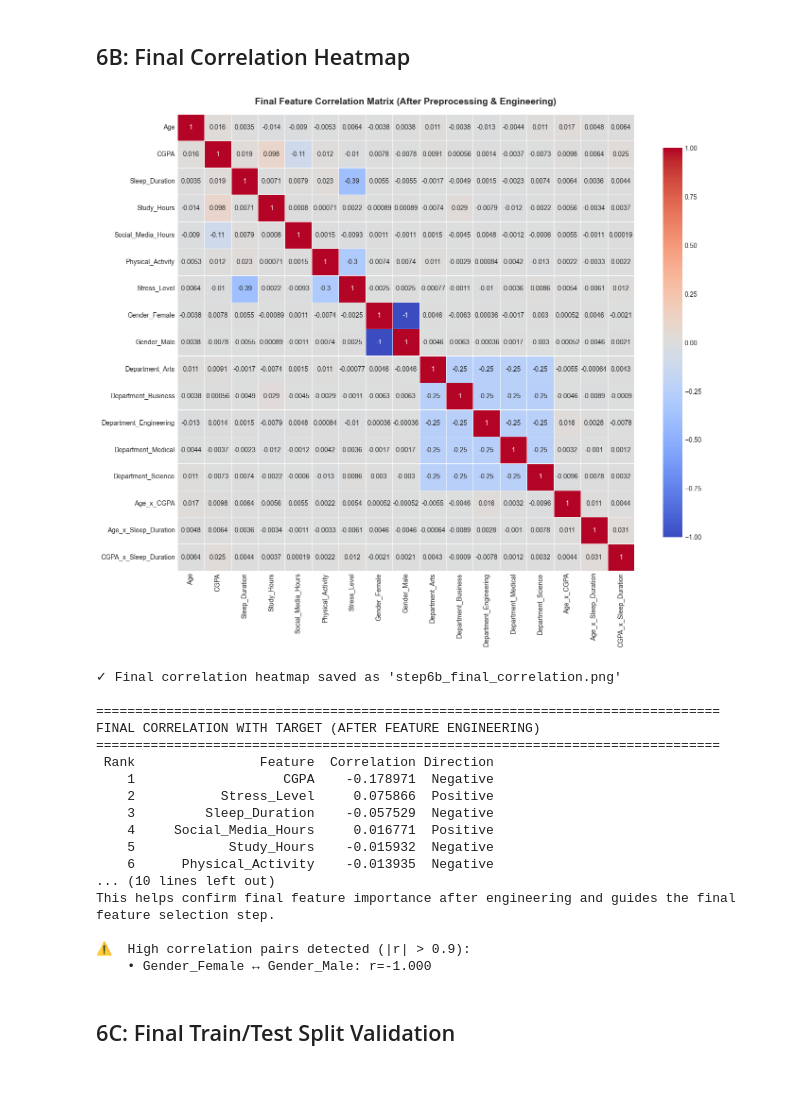
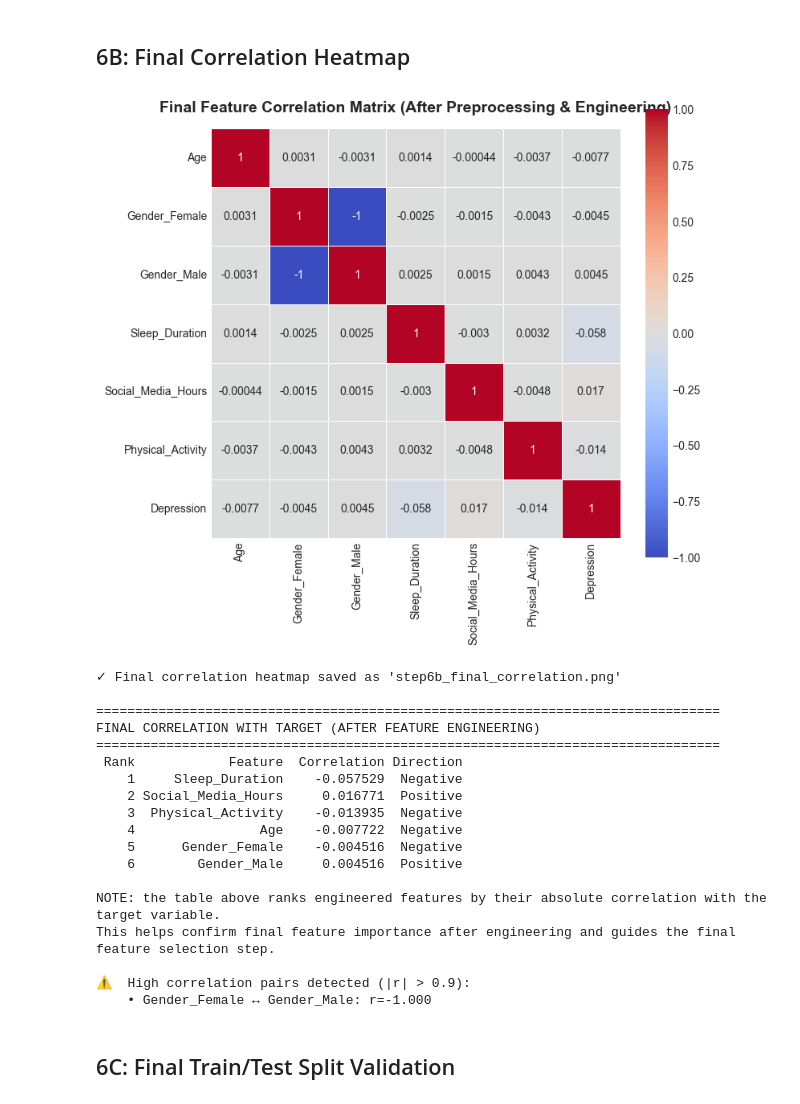
Before and after one commit to XyronTeam/ml-project, a Jupyter notebook: src/dataset_c/notebook_c.ipynb, the cells around one changed output. Drawn from its saved outputs; the diff is of its cells as text; code cells hidden in the pictures.

```diff
--- a/src/dataset_c/notebook_c.ipynb
+++ b/src/dataset_c/notebook_c.ipynb
@@ -1189,0 +1234,3 @@ Key Insights from EDA:
+# %%
+df_model = df_cleaned[['Age', 'Gender_Female', 'Gender_Male', 'Sleep_Duration', 'Social_Media_Hours', 'Physical_Activity', 'Depression']]
+df_model
@@ -1548,10 +1482,10 @@ for i in range(n_features_to_show):
     feature_name = all_feature_names[i]  # use real name instead of index
 
     # Before scaling (original training data)
-    axes[0, i].hist(X_train[:, i], bins=30, color='#3498db', alpha=0.7, edgecolor='black')
+    axes[0, i].hist(X_train.iloc[:, i].astype(float), bins=30, color='#3498db', alpha=0.7, edgecolor='black')
     axes[0, i].set_title(f'{feature_name}\n(Before Scaling)', fontsize=10, fontweight='bold')
     axes[0, i].set_ylabel('Frequency', fontsize=9)
-    before_mean = X_train[:, i].mean()
+    before_mean = X_train.iloc[:, i].mean()
     axes[0, i].axvline(before_mean, color='red', linestyle='--', linewidth=2, label=f'μ={before_mean:.2f}')
     axes[0, i].legend(fontsize=8)
 
@@ -1895,34 +1713,2 @@ LOG TRANSFORMATION FOR SKEWED FEATURES
 # %% [markdown]
 ## 5D: Redundancy Analysis & Feature Selection
-# %%
-# STEP 5D: Redundancy removal and variance analysis
-print(f"\n" + "=" * 80)
-print("REDUNDANCY ANALYSIS")
-print("=" * 80)
-
-# Calculate variance of each feature in training set
-variances = X_train_engineered.var()
-low_variance = variances[variances < 0.01]
-
-print(f"\nVariance Analysis (Training Set):")
-print(f"   Total Features: {len(X_train_engineered.columns)}")
-print(f"   Low Variance Features (var < 0.01): {len(low_variance)}")
-if len(low_variance) > 0:
-    print(f"   Candidates for removal: {list(low_variance.index)}")
-
-# Correlation analysis in engineered feature set
-corr_engineered = X_train_engineered.corr().abs()
-upper_tri_eng = corr_engineered.where(
-    np.triu(np.ones(corr_engineered.shape), k=1).astype(bool)
-)
-high_corr_pairs = [(column, upper_tri_eng[column][upper_tri_eng[column] > 0.95].index[0])
-                   for column in upper_tri_eng.columns if len(upper_tri_eng[column][upper_tri_eng[column] > 0.95]) > 0]
-
-print(f"\nCorrelation Analysis (after engineering):")
-print(f"   High correlation pairs (|r| > 0.95): {len(high_corr_pairs)}")
-if high_corr_pairs:
-    for pair in high_corr_pairs[:5]:  # Show first 5
-        corr_val = corr_engineered.loc[pair[0], pair[1]]
-        print(f"      • {pair[0]} ↔ {pair[1]}: r={corr_val:.3f}")
-
-print(f"\n✓ Feature redundancy analysis complete")
@@ -2152,10 +1728,10 @@ Final Feature Statistics (Training Set):
 ## 6B: Final Correlation Heatmap
 # %%
 # STEP 6B: Final correlation heatmap
-fig, ax = plt.subplots(figsize=(14, 12))
+fig, ax = plt.subplots(figsize=(8, 8))
 
 # Create correlation matrix
-final_corr = X_train_engineered.corr()
+final_corr = df_model.corr()
 
 # Plot heatmap
 sns.heatmap(final_corr, annot=True, cmap='coolwarm', center=0,
@@ -2175,7 +1751,7 @@ if 'Depression' in df_cleaned.columns or 'depression' in df_cleaned.columns:
     corr_target = df_cleaned.corr()[target_col].drop(target_col)
 
     # Keep only engineered features in ranking if possible
-    corr_target = corr_target.reindex(X_train_engineered.columns).dropna()
+    corr_target = corr_target.reindex(df_model.columns).dropna()
     corr_rank = corr_target.abs().sort_values(ascending=False)
 
     corr_table_final = pd.DataFrame({
@@ -2187,47 +1763,48 @@ if 'Depression' in df_cleaned.columns or 'depression' in df_cleaned.columns:
 
     print("\n" + "="*80)
     print("FINAL CORRELATION WITH TARGET (AFTER FEATURE ENGINEERING)")
     print("="*80)
     print(corr_table_final.head(20).to_string(index=False))
 else:
     print("\nTarget column not found in df_cleaned; unable to calculate final correlation with target.")
 
 # 6B.2: Summary note for final correlation ranking
 print("\nNOTE: the table above ranks engineered features by their absolute correlation with the target variable.")
 print("This helps confirm final feature importance after engineering and guides the final feature selection step.")
 
 # Identify problematic correlations
 high_corr_final = []
 for i in range(len(final_corr.columns)):
     for j in range(i+1, len(final_corr.columns)):
         if abs(final_corr.iloc[i, j]) > 0.9:
             high_corr_final.append({
                 'Feature_1': final_corr.columns[i],
                 'Feature_2': final_corr.columns[j],
                 'Correlation': final_corr.iloc[i, j]
             })
 
 if high_corr_final:
     print(f"\n⚠️  High correlation pairs detected (|r| > 0.9):")
     for pair in high_corr_final[:10]:
         print(f"    • {pair['Feature_1']} ↔ {pair['Feature_2']}: r={pair['Correlation']:.3f}")
 else:
     print(f"\n✓ No problematic high correlations detected (|r| > 0.9)")
 # %% [output]
-[figure, old version]
+[figure, new version]
 ✓ Final correlation heatmap saved as 'step6b_final_correlation.png'
 
 ================================================================================
 FINAL CORRELATION WITH TARGET (AFTER FEATURE ENGINEERING)
 ================================================================================
- Rank                Feature  Correlation Direction
-    1                   CGPA    -0.178971  Negative
-    2           Stress_Level     0.075866  Positive
-    3         Sleep_Duration    -0.057529  Negative
-    4     Social_Media_Hours     0.016771  Positive
-    5            Study_Hours    -0.015932  Negative
-    6      Physical_Activity    -0.013935  Negative
-... (10 lines left out)
+ Rank            Feature  Correlation Direction
+    1     Sleep_Duration    -0.057529  Negative
+    2 Social_Media_Hours     0.016771  Positive
+    3  Physical_Activity    -0.013935  Negative
+    4                Age    -0.007722  Negative
+    5      Gender_Female    -0.004516  Negative
+    6        Gender_Male     0.004516  Positive
+
+NOTE: the table above ranks engineered features by their absolute correlation with the target variable.
 This helps confirm final feature importance after engineering and guides the final feature selection step.
 
 ⚠️  High correlation pairs detected (|r| > 0.9):
```
Also changed, not shown: parts of 46 cells of this notebook, 9 other files.
